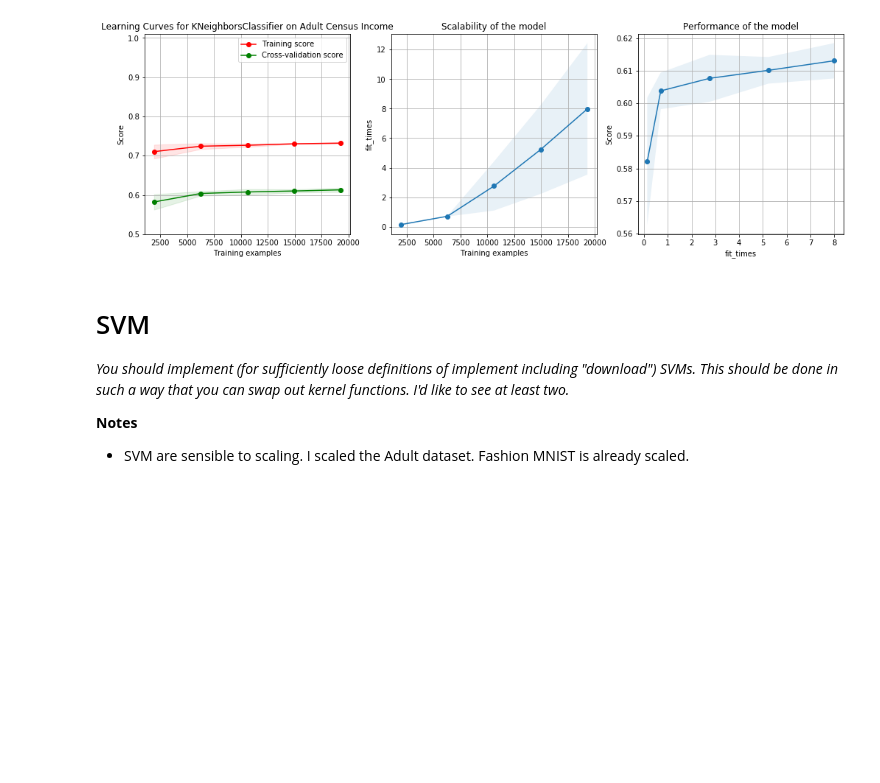
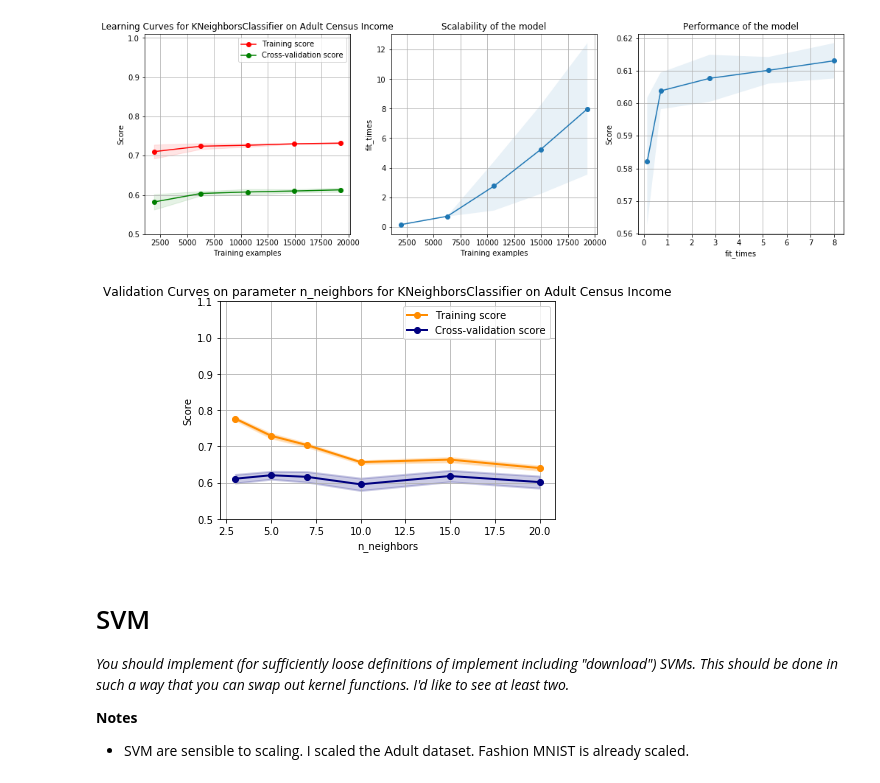
Before and after one commit to fedme/ml-assignment-1, a Jupyter notebook: ml_assignment_1.ipynb, the cells around one changed output. Saved outputs shown, nothing was run; the diff lists cells and outputs as text; code cells hidden in the pictures; blank space fills up the shorter version.

```diff
--- a/ml_assignment_1.ipynb
+++ b/ml_assignment_1.ipynb
@@ -491,6 +541,10 @@ ac_knn_gcv.best_params_
 plot_learning_curves(ac_knn_tuned, "ac")
 # %% [output]
 [figure]
+# %%
+plot_validation_curve(ac_knn_tuned, "n_neighbors", (3, 5, 7, 10, 15, 20), "ac", y_lim_lower=0.5)
+# %% [output]
+[figure, added]
 # %% [markdown]
 # SVM
 *You should implement (for sufficiently loose definitions of implement including "download") SVMs. This should be done in such a way that you can swap out kernel functions. I'd like to see at least two.*
```
Also changed, not shown: parts of 10 cells of this notebook.
